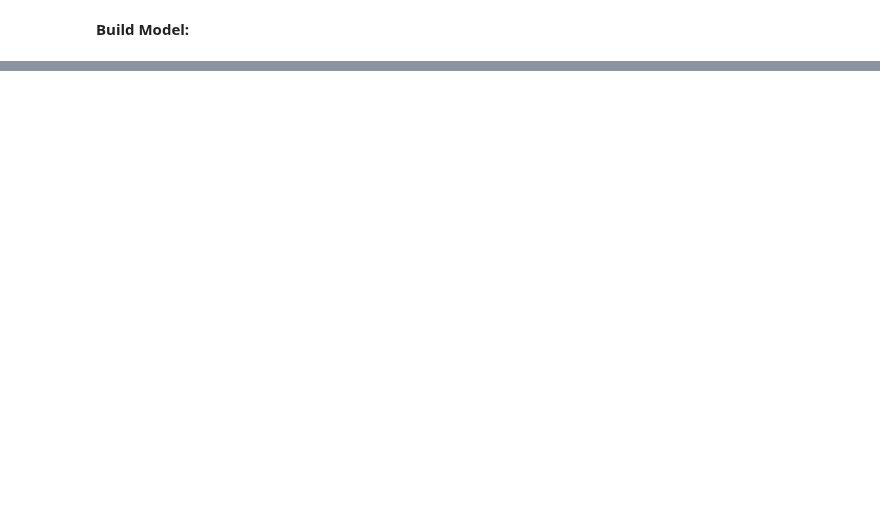
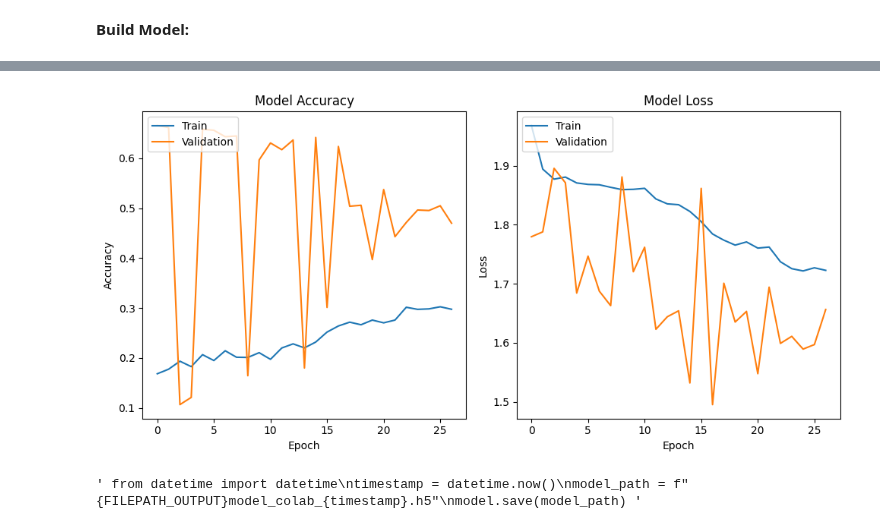
Before and after one commit to StefanK2ff/capstone-healthy-skin, a Jupyter notebook: tensorflow/bjzim_MobileNetV3_2.ipynb, the cells around one changed output, grey strips where cells are left out. Cells and saved outputs as stored; diff of their text form; code cells hidden in the pictures; blank space fills up the shorter version.

Commit message:
ran through the model for the first time with over 20 epochs

```diff
--- a/tensorflow/bjzim_MobileNetV3_2.ipynb
+++ b/tensorflow/bjzim_MobileNetV3_2.ipynb
@@ -296,12 +104,0 @@ WARNING:absl:There is a known slowdown when using v2.11+ Keras optimizers on M1/
-# %%
-# Trainingsaufruf
-history = model.fit(
-    train_data_generator,
-    epochs=NUM_EPOCHS,
-    verbose=1,
-    validation_data=validation_generator,
-    shuffle=True,
-    callbacks=callbacks_list,  # Verwende Callbacks für frühzeitiges Anhalten und Reduzieren der Lernrate
-    workers=-1,
-    use_multiprocessing=True  # Aktiviere dies, wenn du einen Generator parallel verwendest
-)
@@ -387,0 +105,8 @@ print(report)
+# %%
+# Compile the model
+# Ältere Version des Adam-Optimierers für M1/M2 Macs
+model.compile(optimizer=tf.keras.optimizers.legacy.Adam(),
+              loss='categorical_crossentropy',
+              metrics=['accuracy'])
+
+# model.summary()
@@ -387,0 +154,36 @@ print(report)
+# %%
+import matplotlib.pyplot as plt
+
+# 'history' ist das Objekt, das von model.fit zurückgegeben wird
+# Es enthält den Trainingsverlauf zum plotten
+
+# accuracy plotten
+plt.figure(figsize=(10, 5))
+plt.subplot(1, 2, 1)
+plt.plot(history.history['accuracy'])
+plt.plot(history.history['val_accuracy'])
+plt.title('Model Accuracy')
+plt.xlabel('Epoch')
+plt.ylabel('Accuracy')
+plt.legend(['Train', 'Validation'], loc='upper left')
+
+# Verlust plotten
+plt.subplot(1, 2, 2)
+plt.plot(history.history['loss'])
+plt.plot(history.history['val_loss'])
+plt.title('Model Loss')
+plt.xlabel('Epoch')
+plt.ylabel('Loss')
+plt.legend(['Train', 'Validation'], loc='upper left')
+
+plt.tight_layout()
+plt.show()
+# %% [output]
+[figure, added]
+# %%
+""" from datetime import datetime
+timestamp = datetime.now()
+model_path = f"{FILEPATH_OUTPUT}model_colab_{timestamp}.h5"
+model.save(model_path) """
+# %% [output]
+' from datetime import datetime\ntimestamp = datetime.now()\nmodel_path = f"{FILEPATH_OUTPUT}model_colab_{timestamp}.h5"\nmodel.save(model_path) '
```
Also changed, not shown: parts of 32 cells of this notebook, 1 other file.
